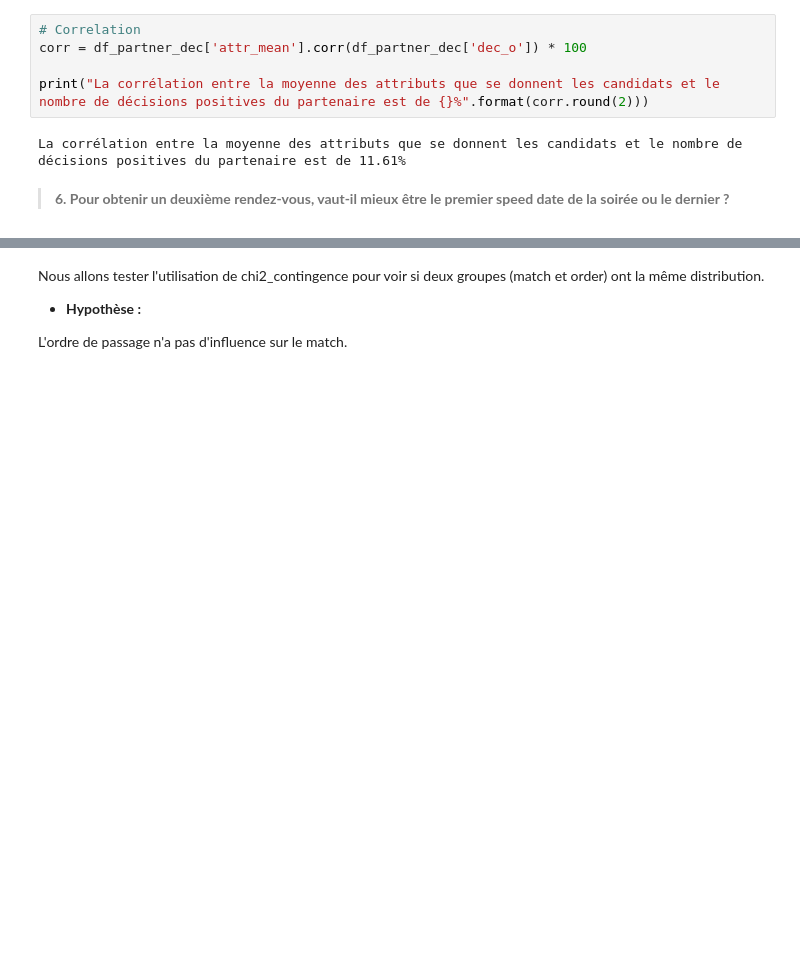
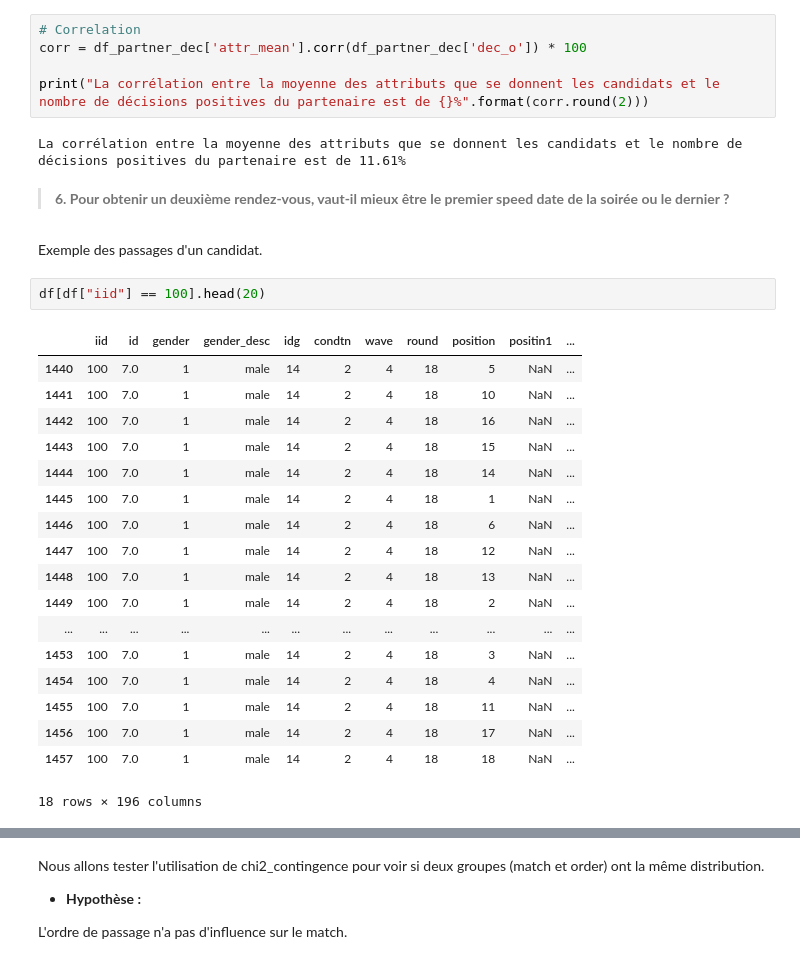
Before and after one commit to littlerobinson/machine-learning-engineer-certification, a Jupyter notebook: eda_speed_dating/eda_speed_dating_project.ipynb, the cells around one changed output, grey strips where cells are left out. Cells and saved outputs as stored; diff of their text form; blank space fills up the shorter version.

```diff
--- a/eda_speed_dating/eda_speed_dating_project.ipynb
+++ b/eda_speed_dating/eda_speed_dating_project.ipynb
@@ -984,3 +1072,26 @@ print("La corrélation entre la moyenne des attributs que se donnent les candida
 La corrélation entre la moyenne des attributs que se donnent les candidats et le nombre de décisions positives du partenaire est de 11.61%
 # %% [markdown]
 > **6. Pour obtenir un deuxième rendez-vous, vaut-il mieux être le premier speed date de la soirée ou le dernier ?**
+# %% [markdown]
+Exemple des passages d'un candidat.
+# %%
+df[df["iid"] == 100].head(20)
+# %% [output]
+|  | iid | id | gender | gender_desc | idg | condtn | wave | round | position | positin1 | ... |
+| 1440 | 100 | 7.0 | 1 | male | 14 | 2 | 4 | 18 | 5 | NaN | ... |
+| 1441 | 100 | 7.0 | 1 | male | 14 | 2 | 4 | 18 | 10 | NaN | ... |
+| 1442 | 100 | 7.0 | 1 | male | 14 | 2 | 4 | 18 | 16 | NaN | ... |
+| 1443 | 100 | 7.0 | 1 | male | 14 | 2 | 4 | 18 | 15 | NaN | ... |
+| 1444 | 100 | 7.0 | 1 | male | 14 | 2 | 4 | 18 | 14 | NaN | ... |
+| 1445 | 100 | 7.0 | 1 | male | 14 | 2 | 4 | 18 | 1 | NaN | ... |
+| 1446 | 100 | 7.0 | 1 | male | 14 | 2 | 4 | 18 | 6 | NaN | ... |
+| 1447 | 100 | 7.0 | 1 | male | 14 | 2 | 4 | 18 | 12 | NaN | ... |
+| 1448 | 100 | 7.0 | 1 | male | 14 | 2 | 4 | 18 | 13 | NaN | ... |
+| 1449 | 100 | 7.0 | 1 | male | 14 | 2 | 4 | 18 | 2 | NaN | ... |
+| ... | ... | ... | ... | ... | ... | ... | ... | ... | ... | ... | ... |
+| 1453 | 100 | 7.0 | 1 | male | 14 | 2 | 4 | 18 | 3 | NaN | ... |
+| 1454 | 100 | 7.0 | 1 | male | 14 | 2 | 4 | 18 | 4 | NaN | ... |
+| 1455 | 100 | 7.0 | 1 | male | 14 | 2 | 4 | 18 | 11 | NaN | ... |
+| 1456 | 100 | 7.0 | 1 | male | 14 | 2 | 4 | 18 | 17 | NaN | ... |
+| 1457 | 100 | 7.0 | 1 | male | 14 | 2 | 4 | 18 | 18 | NaN | ... |
+18 rows × 196 columns
```
Also changed, not shown: parts of 25 cells of this notebook.
